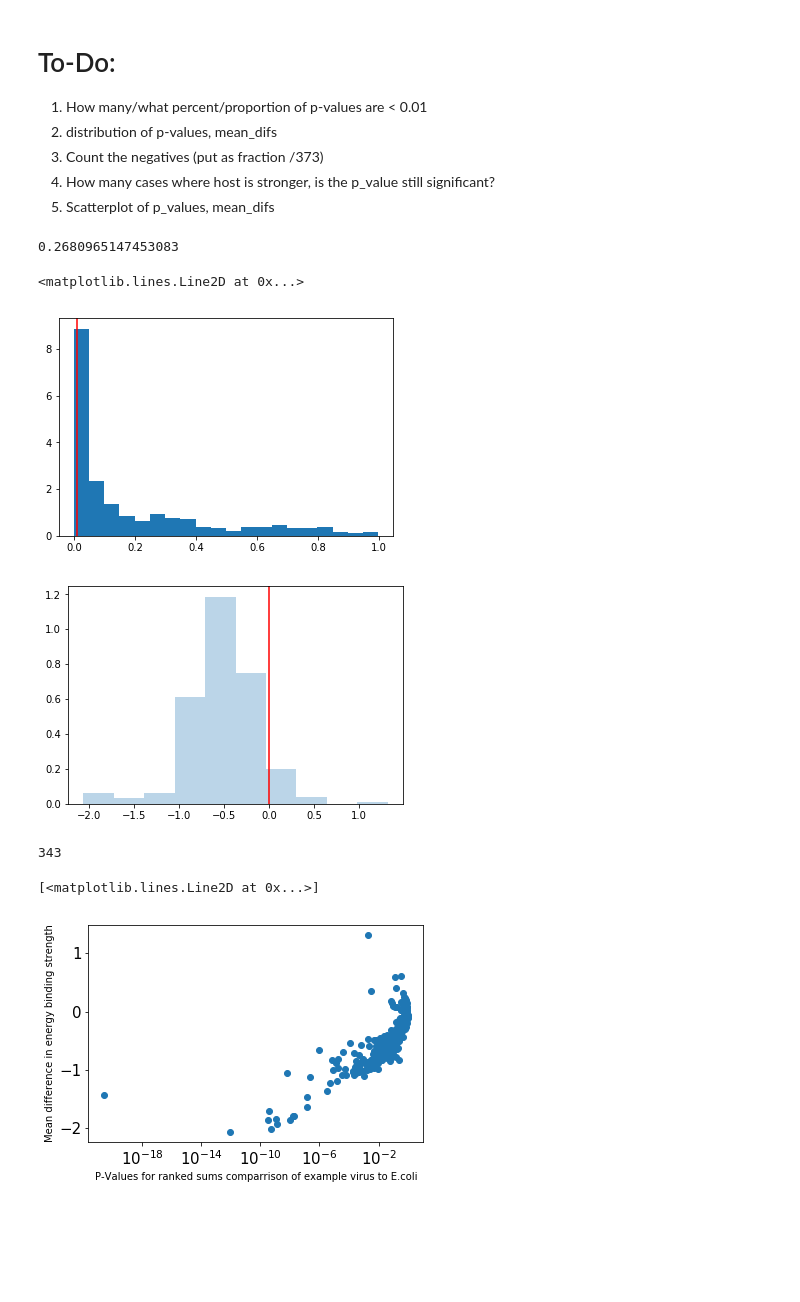
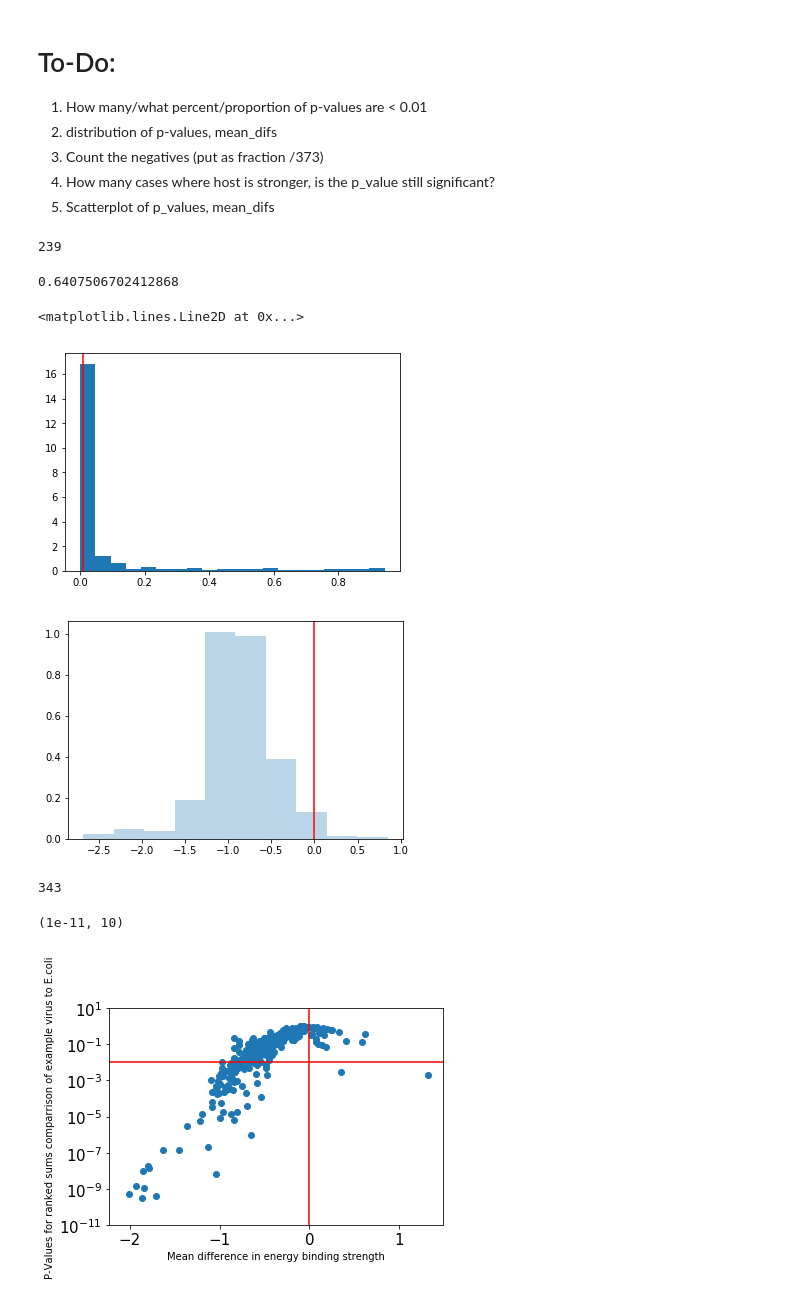
Before and after one commit to dcweaver/phage-translation, a Jupyter notebook: Code/Comparative_analysis.ipynb, the cells around one changed output. Cells and saved outputs as stored; diff of their text form; code cells hidden in the pictures; blank space fills up the shorter version.

Commit message:
Updated function analyze_genome to include larger gaps

```diff
--- a/Code/Comparative_analysis.ipynb
+++ b/Code/Comparative_analysis.ipynb
@@ -12,7 +12,7 @@ import numpy as np
 from scipy import stats
 import glob
 # %%
-def analyze_genome(dataframe, energy_dict, gaps = (4,8), expected_len = 20):
+def analyze_genome(dataframe, energy_dict, gaps = (4,10), expected_len = 20):
 
     for index in dataframe.index:
         upstream = dataframe.loc[index,"upstream_sequence"]
@@ -92,15 +74,20 @@ significant_pvalues = []
 for p in p_values:
     if p <= 0.01:
         significant_pvalues.append(p)
+
+print(len(significant_pvalues))
+# %% [output]
+239
 # %%
 #proportion of significant p-values
 len(significant_pvalues)/len(p_values)
 # %% [output]
-0.2680965147453083
+0.6407506702412868
 # %%
 #2
 fig, ax = plt.subplots()
 ax.hist(p_values, 20, density = True)
+ax.axvline(0.01, color = "r")
 
 
 fig2, ax2 = plt.subplots()
@@ -108,8 +95,8 @@ ax2.hist(mean_difs, density= True, alpha = 0.3)
 ax2.axvline(0.0, color = "r")
 # %% [output]
 <matplotlib.lines.Line2D at 0x...>
-[figure, old version]
+[figure, new version]
-[figure, old version]
+[figure, new version]
 # %%
 #3
 
@@ -123,10 +110,15 @@ len(negative_values)
 343
 # %%
 fig, ax = plt.subplots()
-ax.set_xlabel("P-Values for ranked sums comparrison of example virus to E.coli")
-ax.set_ylabel("Mean difference in energy binding strength")
+ax.set_ylabel("P-Values for ranked sums comparrison of example virus to E.coli")
+ax.set_xlabel("Mean difference in energy binding strength")
 ax.tick_params(labelsize = 15)
-ax.semilogx(p_values,mean_difs, marker = "o", linestyle = "")
+ax.semilogy(mean_difs,p_values, marker = "o", linestyle = "")
+ax.axvline(0, color = "r")
+ax.axhline(.01, color = "r")
+ax.set_ylim(10e-12, 10)
+
+#hides 2 data points
 # %% [output]
-[<matplotlib.lines.Line2D at 0x...>]
+(1e-11, 10)
-[figure, old version]
+[figure, new version]
```
Also changed, not shown: parts of 1 cell of this notebook, 3 other files.
